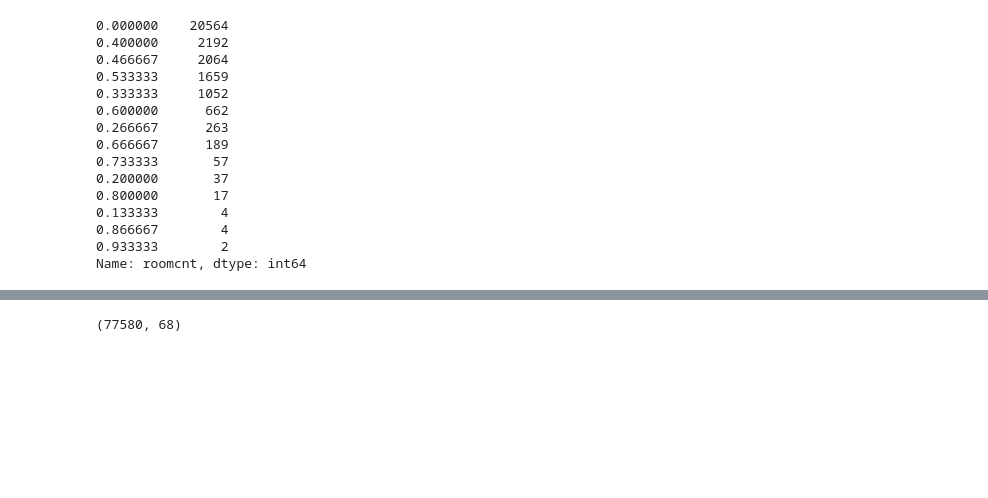
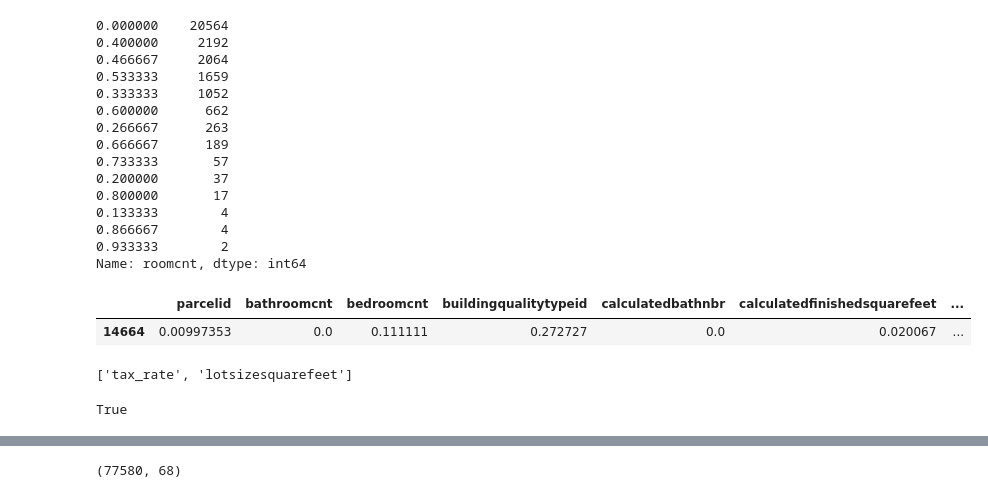
Before and after one commit to armadillo-zillow/zillow_clustering_project, a Jupyter notebook: modeling_exploring_noah.ipynb, the cells around one changed output, grey strips where cells are left out. Drawn from its saved outputs; the diff is of its cells as text; code cells hidden in the pictures; blank space fills up the shorter version.

Commit message:
Handle outliers and feature engineering

```diff
--- a/modeling_exploring_noah.ipynb
+++ b/modeling_exploring_noah.ipynb
@@ -632,3 +688,9 @@ train.roomcnt.value_counts()
 0.866667        4
 0.933333        2
 Name: roomcnt, dtype: int64
+# %%
+mask = (train.taxvaluedollarcnt - train.taxvaluedollarcnt_upper_outliers == 0 )
+train[mask]
+# %% [output]
+|  | parcelid | bathroomcnt | bedroomcnt | buildingqualitytypeid | calculatedbathnbr | calculatedfinishedsquarefeet | ... |
+| 14664 | 0.00997353 | 0.0 | 0.111111 | 0.272727 | 0.0 | 0.020067 | ... |
@@ -634,0 +715,6 @@ Name: roomcnt, dtype: int64
+# %%
+list_upper, list_lower = get_thresholds()
+list_upper[1]
+outlier_columns
+# %% [output]
+['tax_rate', 'lotsizesquarefeet']
@@ -634,0 +737,5 @@ Name: roomcnt, dtype: int64
+# %%
+df = replace_outliers(df)
+df.tax_rate.max() == list_upper[0]
+# %% [output]
+True
```
Also changed, not shown: parts of 21 cells of this notebook, 3 other files.
